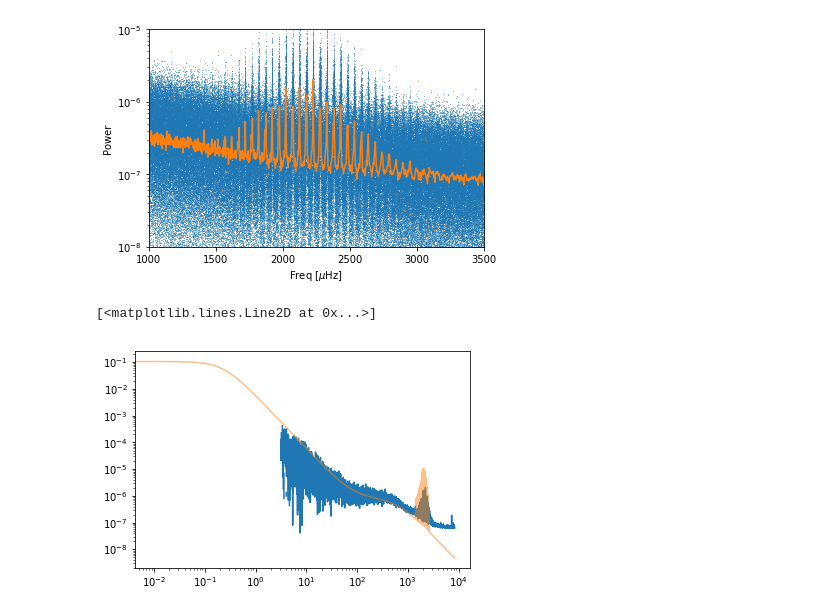
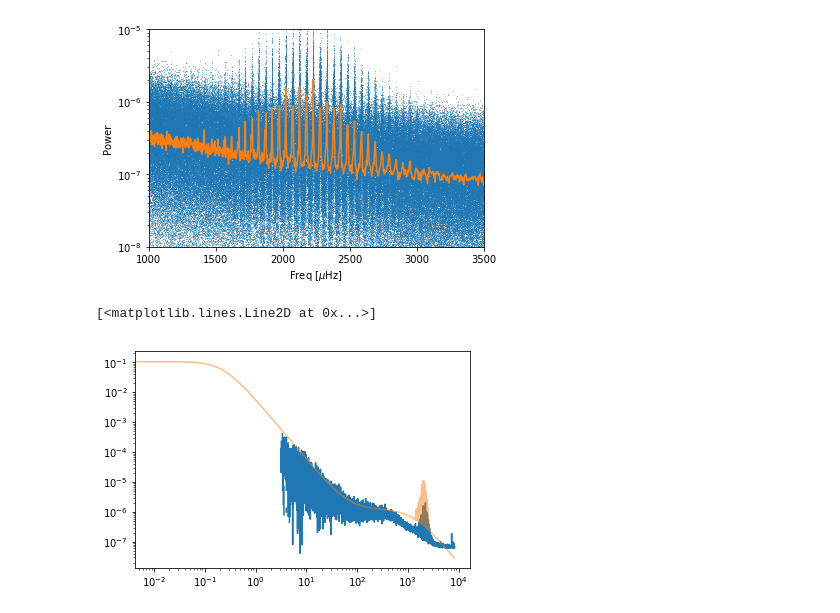
Before and after one commit to bmorris3/shocksgo, a Jupyter notebook: notebooks/validation_KIC6106415.ipynb, the cells around one changed output. Saved outputs shown, nothing was run; the diff lists cells and outputs as text; code cells hidden in the pictures.

```diff
--- a/notebooks/validation_KIC6106415.ipynb
+++ b/notebooks/validation_KIC6106415.ipynb
@@ -138,18 +138,18 @@ from shocksgo import generate_stellar_fluxes
 # %%
 from astropy.constants import M_sun, L_sun
 import astropy.units as u
 
 M = 1.09 * M_sun
 T_eff = 6034.25 * u.K # Gaia DR2
 L = 1.897 * L_sun # Gaia DR2
 fluxes, kernel = generate_stellar_fluxes(size=1e5, M=M, T_eff=T_eff, L=L)
 
-plt.semilogy(binned_freq, binned_power)
+plt.loglog(binned_freq, binned_power)
 
 plt.loglog(freqs, kernel.get_psd(2*np.pi*freqs*1e-6), alpha=0.5)
 # %% [output]
 [<matplotlib.lines.Line2D at 0x...>]
-[figure, old version]
+[figure, new version]
 # %%
 plt.semilogy(binned_freq, binned_power)
 
```
Also changed, not shown: parts of 2 cells of this notebook, 3 other files.
